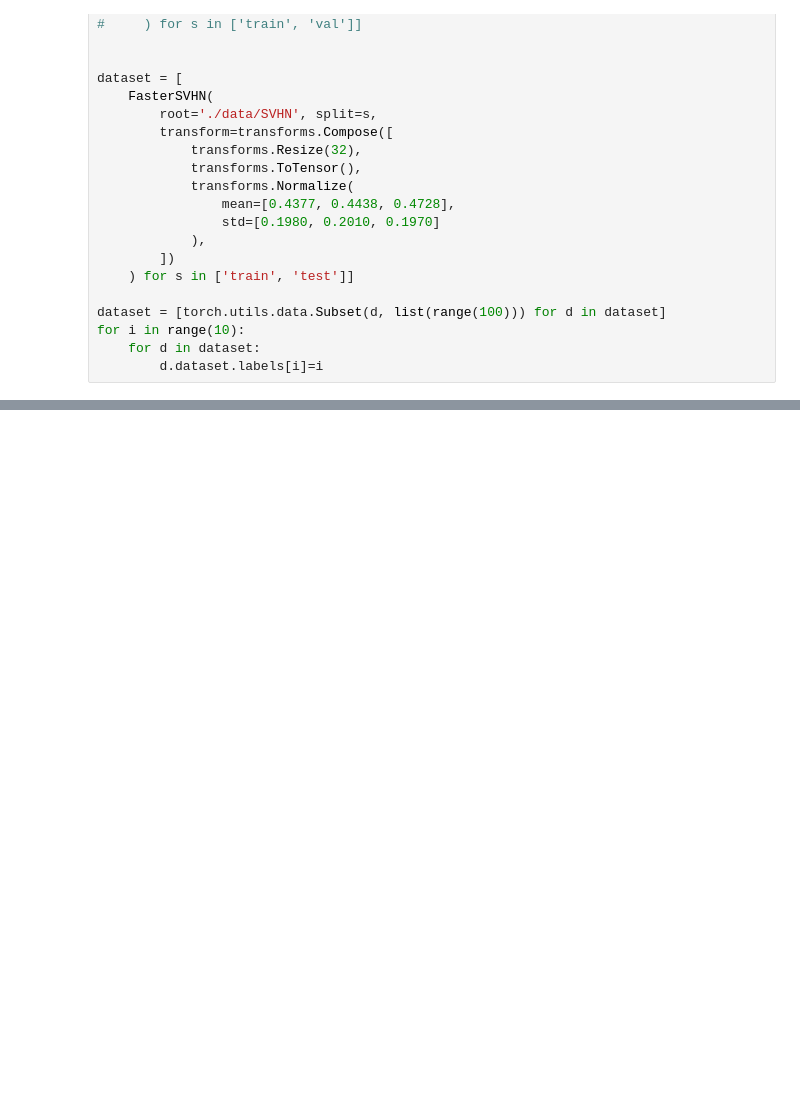
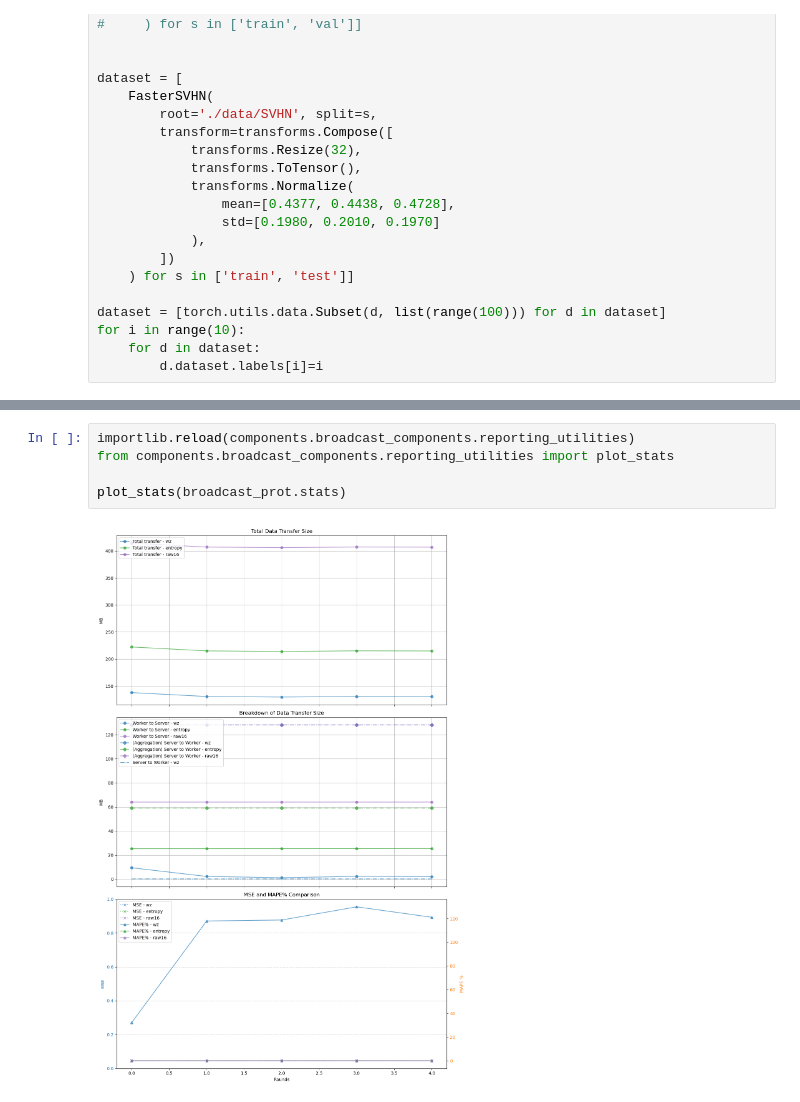
Before and after one commit to HosseinOutward/VUB-ACS-25_Thesis, a Jupyter notebook: Simulation.ipynb, the cells around one changed output, grey strips where cells are left out. Saved outputs shown, nothing was run; the diff lists cells and outputs as text; blank space fills up the shorter version.

Commit message:
added stat graphing

```diff
--- a/Simulation.ipynb
+++ b/Simulation.ipynb
@@ -102 +105,8 @@ warnings.filterwarnings("ignore", message="The 'val_dataloader' does not have ma
 sim.run_simulation(post_training_report=post_training_report, broadcast_prot=broadcast_prot, pre_training_global_epochs=0, )
+# %%
+importlib.reload(components.broadcast_components.reporting_utilities)
+from components.broadcast_components.reporting_utilities import plot_stats
+
+plot_stats(broadcast_prot.stats)
+# %% [output]
+[figure, added]
```
Also changed, not shown: parts of 2 cells of this notebook, 2 other files.
